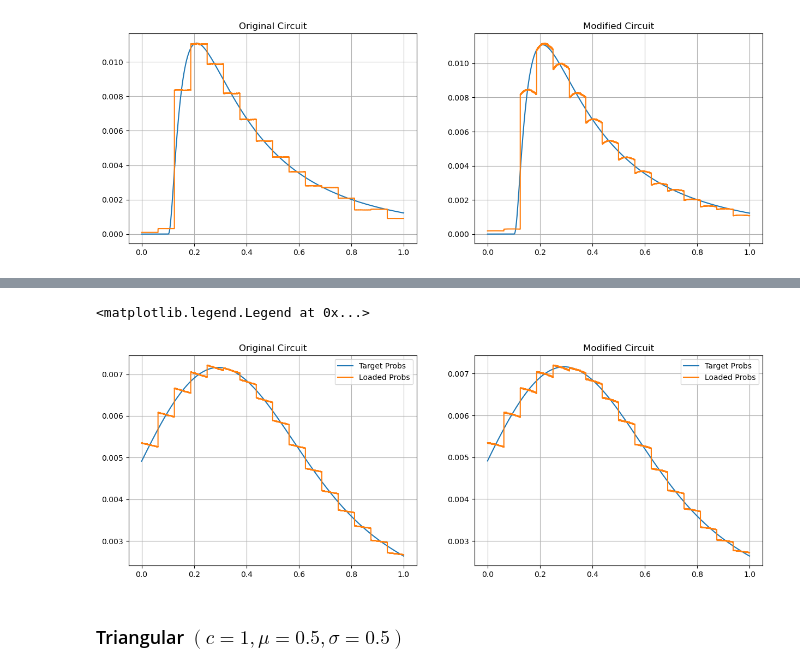
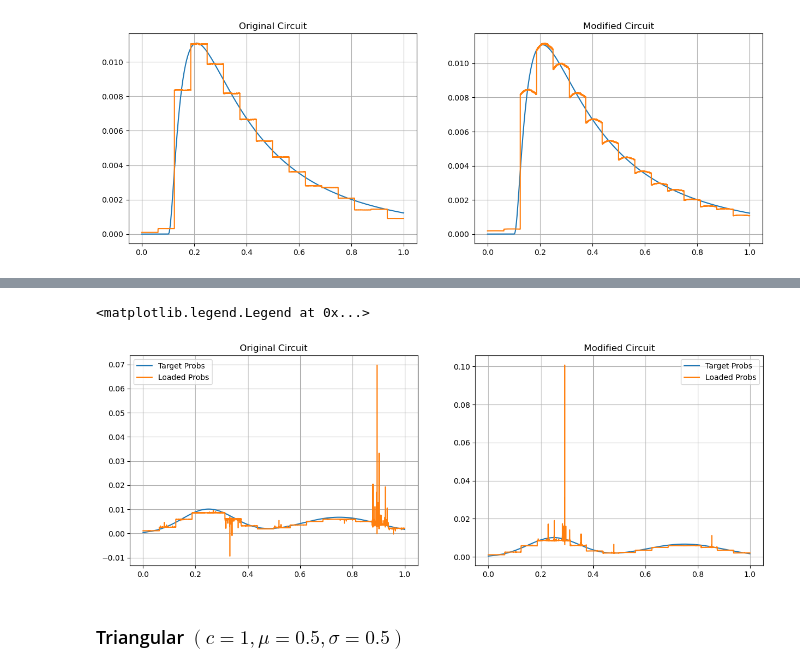
Before and after one commit to IsmaelCesar/sanches-modified, a Jupyter notebook: executing_simulations_distriibutions.ipynb, the cells around one changed output, grey strips where cells are left out. Cells and saved outputs as stored; diff of their text form; code cells hidden in the pictures.

Commit message:
Executing bimodal with new parameters

```diff
--- a/executing_simulations_distriibutions.ipynb
+++ b/executing_simulations_distriibutions.ipynb
@@ -324,3 +324,4 @@ axes[1].grid()
 # %%
 state_type = "bimodal"
+alternate_results_dir = "results/runs_shell_3"
 # %%
@@ -391,30 +426,30 @@ n_qubits = 15
 eps_value = 0.01
 execution_range = 10
 
-sv_mean_original, sv_mean_modified = get_loaded_states(results_dir=results_dir, state_type=state_type, execution_range=execution_range, n_qubits=n_qubits, eps_value=eps_value)
+sv_mean_original, sv_mean_modified = get_loaded_states(results_dir=alternate_results_dir, state_type=state_type, execution_range=execution_range, n_qubits=n_qubits, eps_value=eps_value)
 # %%
-target_state = get_state(num_qubits=n_qubits, state_type=state_type, state_params={"x_points": (0, 1), "loc_bim1": 0.25, "scale_bim1": 0.3, "loc_bim2": 0.75, "scale_bim2": 0.6})
+target_state = get_state(num_qubits=n_qubits, state_type=state_type, state_params={"x_points": (0, 1), "loc_bim1": 0.25, "scale_bim1": 0.1, "loc_bim2": 0.75, "scale_bim2": 0.15})
 
 
 x_points = np.linspace(0, 1, 2**n_qubits)
 
 fig, axes = plt.subplots(1, 2)
 fig.set_figheight(5)
 fig.set_figwidth(15)
 axes[0].set_title("Original Circuit")
 axes[0].plot(x_points, target_state, label="Target Probs")
 axes[0].plot(x_points, sv_mean_original, label="Loaded Probs")
 axes[0].grid()
 axes[0].legend(loc="best")
 
 axes[1].set_title("Modified Circuit")
 axes[1].plot(x_points, target_state, label="Target Probs")
 axes[1].plot(x_points, sv_mean_modified, label="Loaded Probs")
 axes[1].grid()
 axes[1].legend(loc="best")
 # %% [output]
 <matplotlib.legend.Legend at 0x...>
-[figure, old version]
+[figure, new version]
 # %% [markdown]
 ### Triangular $(c=1, \mu = 0.5, \sigma = 0.5)$
 # %%
```
Also changed, not shown: parts of 5 cells of this notebook.
